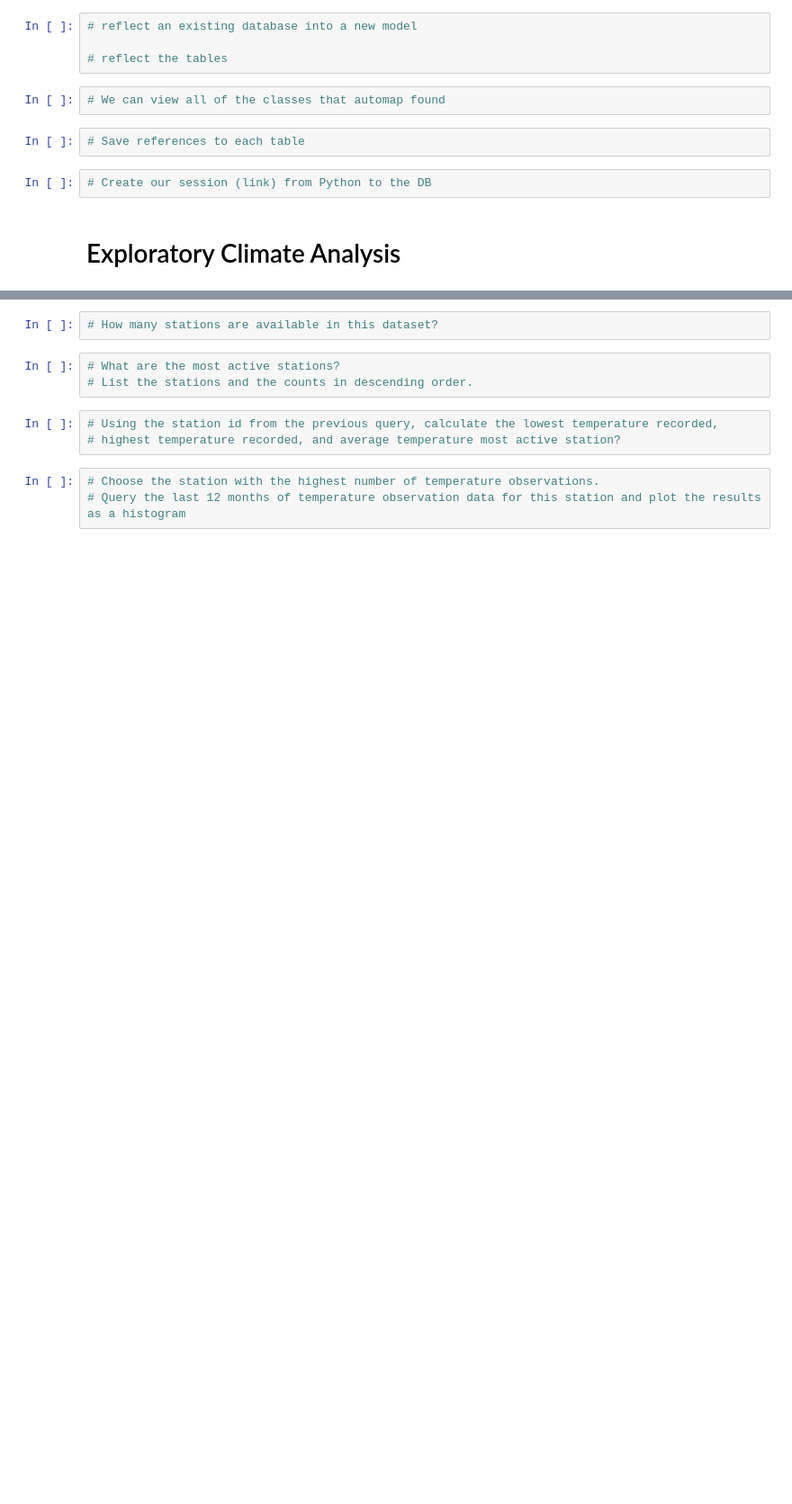
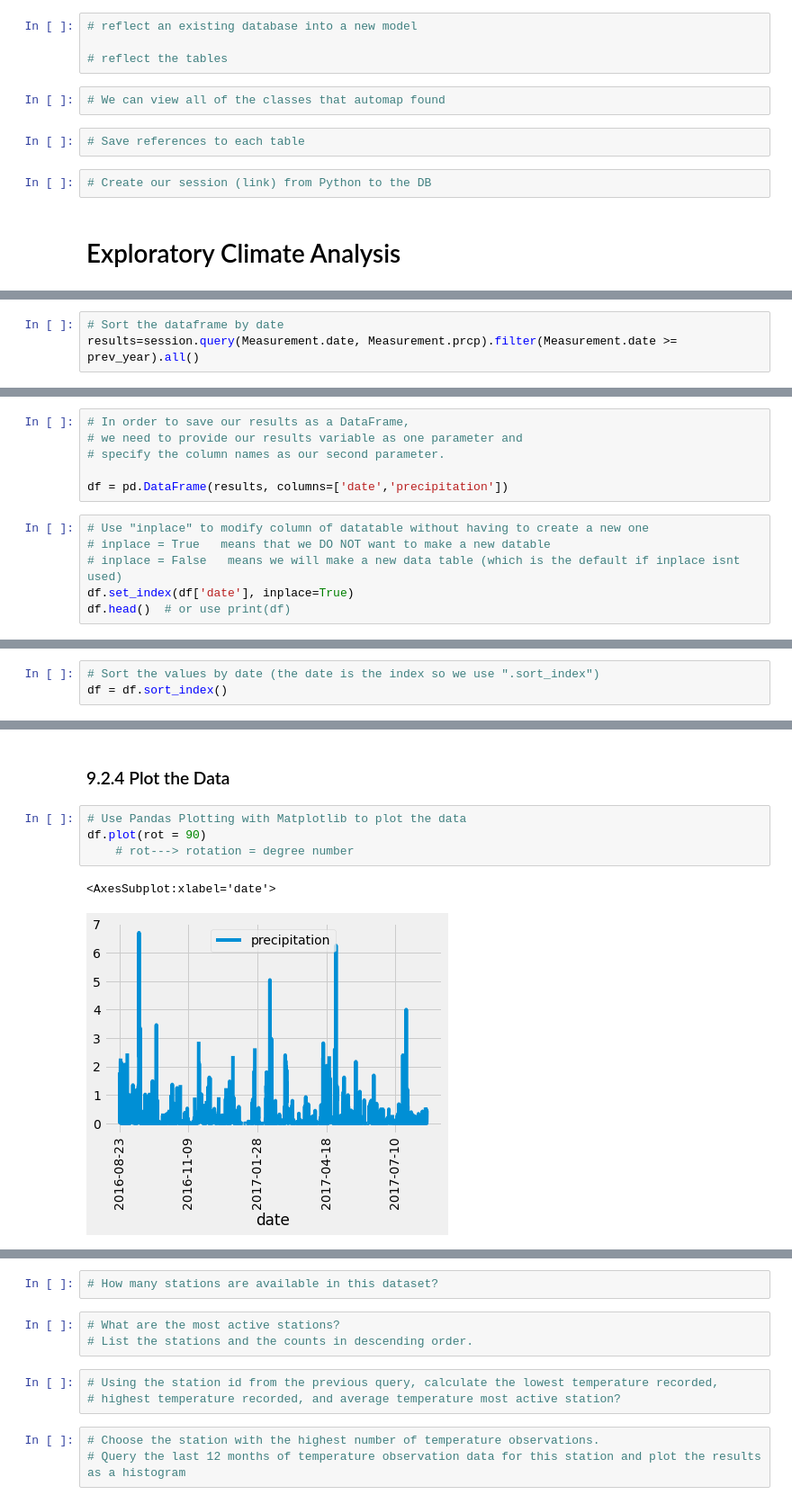
Before and after one commit to KdotGhai/surfs_up, a Jupyter notebook: climate_analysis.ipynb, the cells around one changed output, grey strips where cells are left out. Shown at 90% size. Cells and saved outputs as stored; diff of their text form; blank space fills up the shorter version.

Commit message:
second module push

```diff
--- a/climate_analysis.ipynb
+++ b/climate_analysis.ipynb
@@ -66,0 +92,3 @@ session = Session(engine)
+# %%
+# Sort the dataframe by date
+results=session.query(Measurement.date, Measurement.prcp).filter(Measurement.date >= prev_year).all()
@@ -66,0 +97,12 @@ session = Session(engine)
+# %%
+# In order to save our results as a DataFrame,
+# we need to provide our results variable as one parameter and
+# specify the column names as our second parameter.
+
+df = pd.DataFrame(results, columns=['date','precipitation'])
+# %%
+# Use "inplace" to modify column of datatable without having to create a new one
+# inplace = True   means that we DO NOT want to make a new datable
+# inplace = False   means we will make a new data table (which is the default if inplace isnt used)
+df.set_index(df['date'], inplace=True)
+df.head()  # or use print(df)
@@ -66,0 +140,3 @@ session = Session(engine)
+# %%
+# Sort the values by date (the date is the index so we use ".sort_index")
+df = df.sort_index()
@@ -66,0 +163,9 @@ session = Session(engine)
+# %% [markdown]
+### 9.2.4 Plot the Data
+# %%
+# Use Pandas Plotting with Matplotlib to plot the data
+df.plot(rot = 90)
+    # rot---> rotation = degree number
+# %% [output]
+<AxesSubplot:xlabel='date'>
+[figure, added]
```
Also changed, not shown: parts of 10 cells of this notebook.
